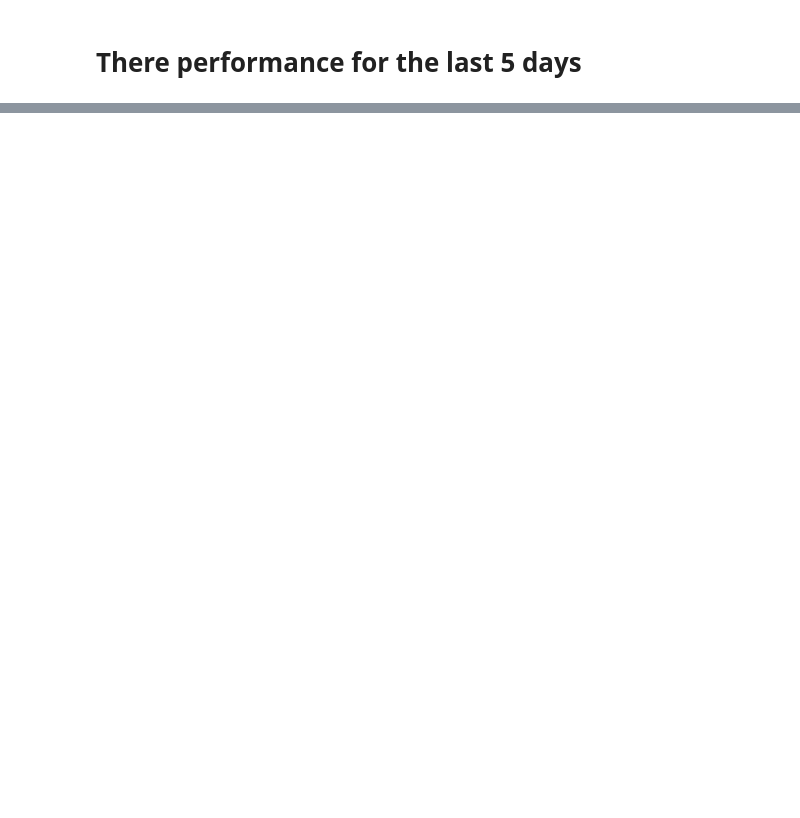
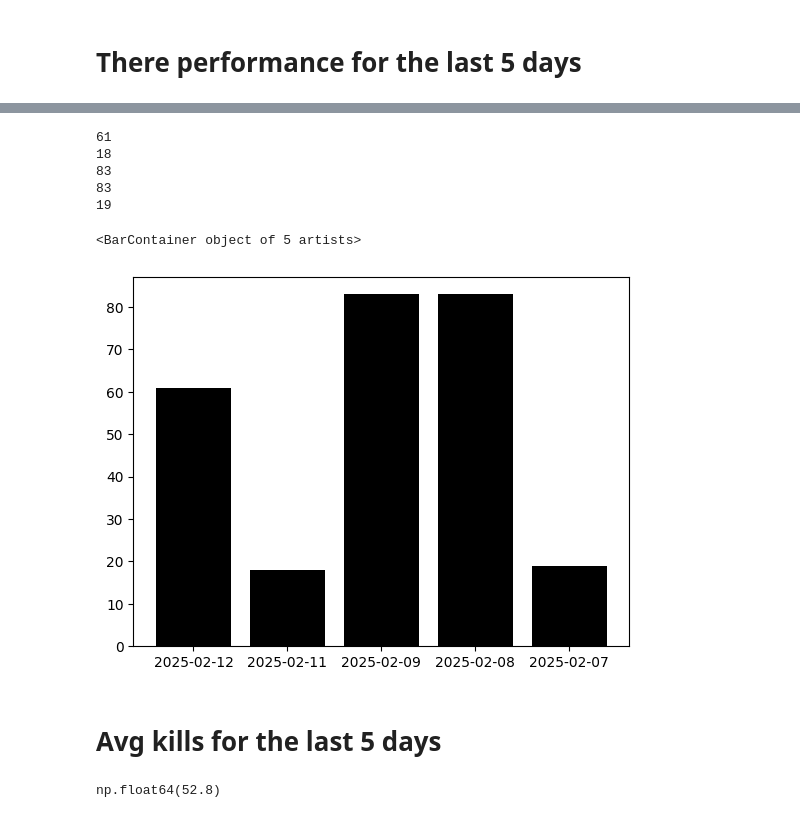
Before and after one commit to cakethehuman/brunswick-audit, a Jupyter notebook: all logs (death)/main.ipynb, the cells around one changed output, grey strips where cells are left out. Drawn from its saved outputs; the diff is of its cells as text; code cells hidden in the pictures; blank space fills up the shorter version.

```diff
--- a/all logs (death)/main.ipynb
+++ b/all logs (death)/main.ipynb
@@ -82,2 +81,5 @@ plt.show()
 # %% [markdown]
 # There performance for the last 5 days
+# %%
+find_name = df[df["name"] == "Oscarchoyzy24"]
+find_name
@@ -83,0 +97,24 @@ plt.show()
+# %%
+i = 0
+kills_5_days = []
+while i < 5:
+    print(find_name["kills"].iloc[i])
+    kills_5_days.append(find_name["kills"].iloc[i])
+    i = i + 1
+# %% [output]
+61
+18
+83
+83
+19
+# %%
+plt.bar(find_name["date"].head(5), kills_5_days, color='black')
+# %% [output]
+<BarContainer object of 5 artists>
+[figure, added]
+# %% [markdown]
+# Avg kills for the last 5 days
+# %%
+find_name["kills"].head(5).mean()
+# %% [output]
+np.float64(52.8)
```
Also changed, not shown: parts of 6 cells of this notebook, 3 other files.
